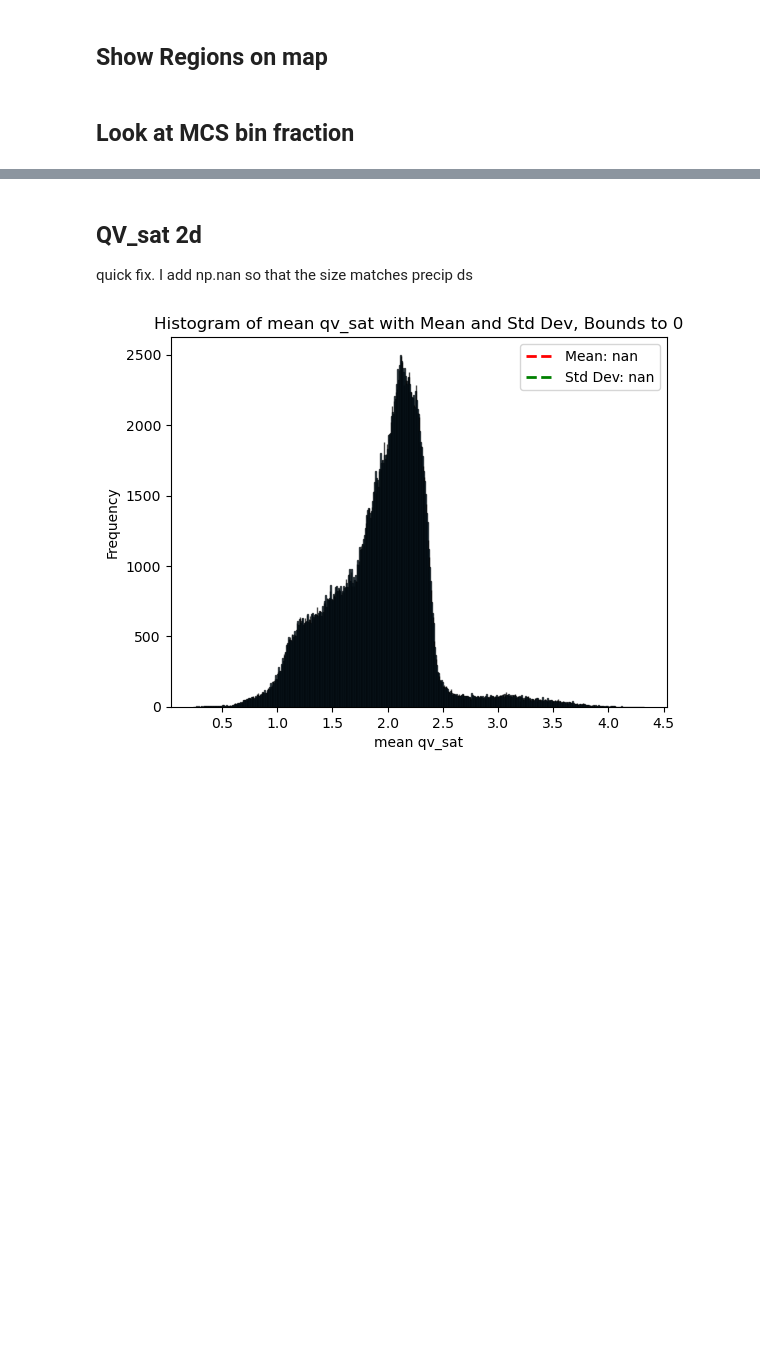
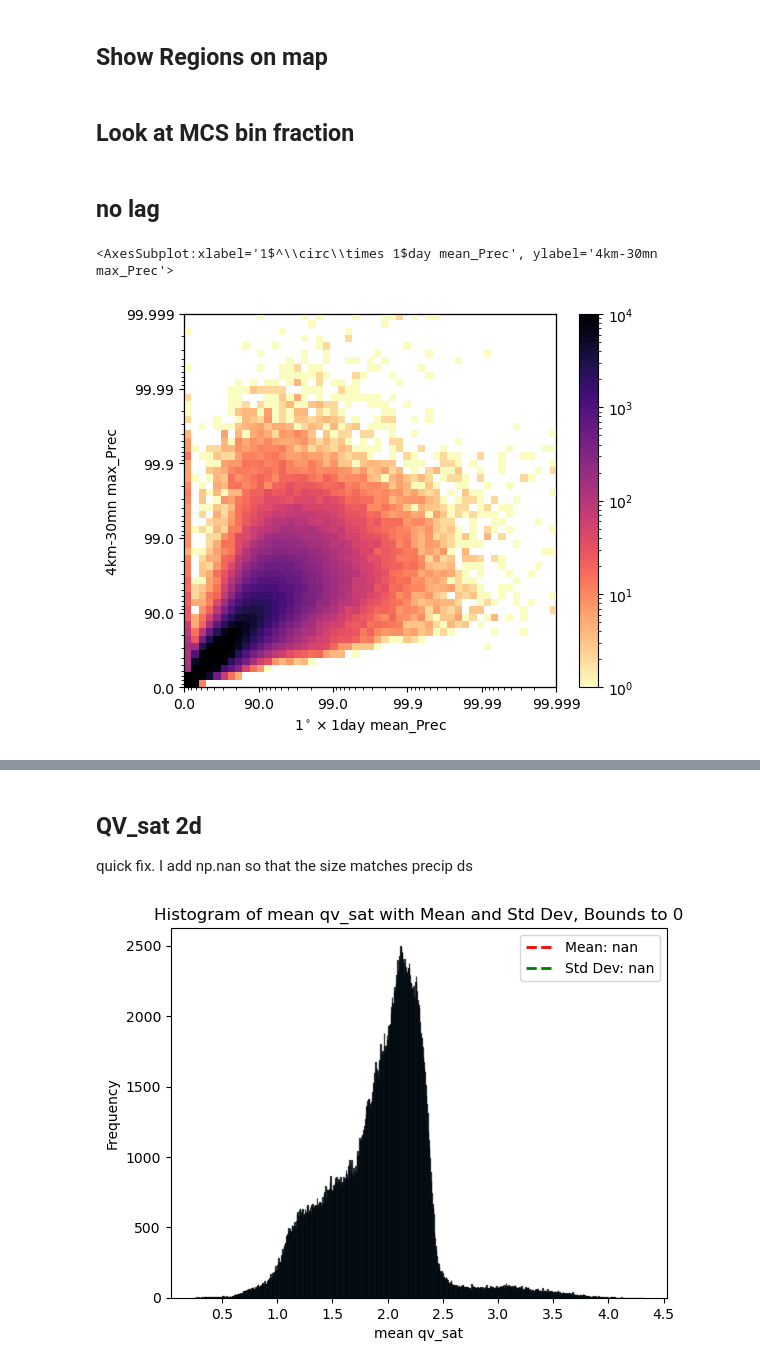
Before and after one commit to 19carenso/tempest, a Jupyter notebook: viz/viz_tropics.ipynb, the cells around one changed output, grey strips where cells are left out. Cells and saved outputs as stored; diff of their text form; code cells hidden in the pictures; blank space fills up the shorter version.

```diff
--- a/viz/viz_tropics.ipynb
+++ b/viz/viz_tropics.ipynb
@@ -151,6 +178,13 @@ def get_mcs_bin_fraction(self, bin_noise_treshold = 4):
 
     # return this fraction
     return bin_fraction_mcs, bin_noise, bin_counts
+# %% [markdown]
+## no lag
+# %%
+jd.plot_data(jd.bincount, scale = 'log', cmap=plt.cm.magma_r ,  vbds = (1, 1e4))
+# %% [output]
+<AxesSubplot:xlabel='1$^\\circ\\times 1$day mean_Prec', ylabel='4km-30mn max_Prec'>
+[figure, added]
 # %%
 data, noise, count = get_mcs_bin_fraction(jd, 3)
 jd.plot_data(data, noise, branch=False, vbds = (0, 1))
```
Also changed, not shown: parts of 19 cells of this notebook, 10 other files.
